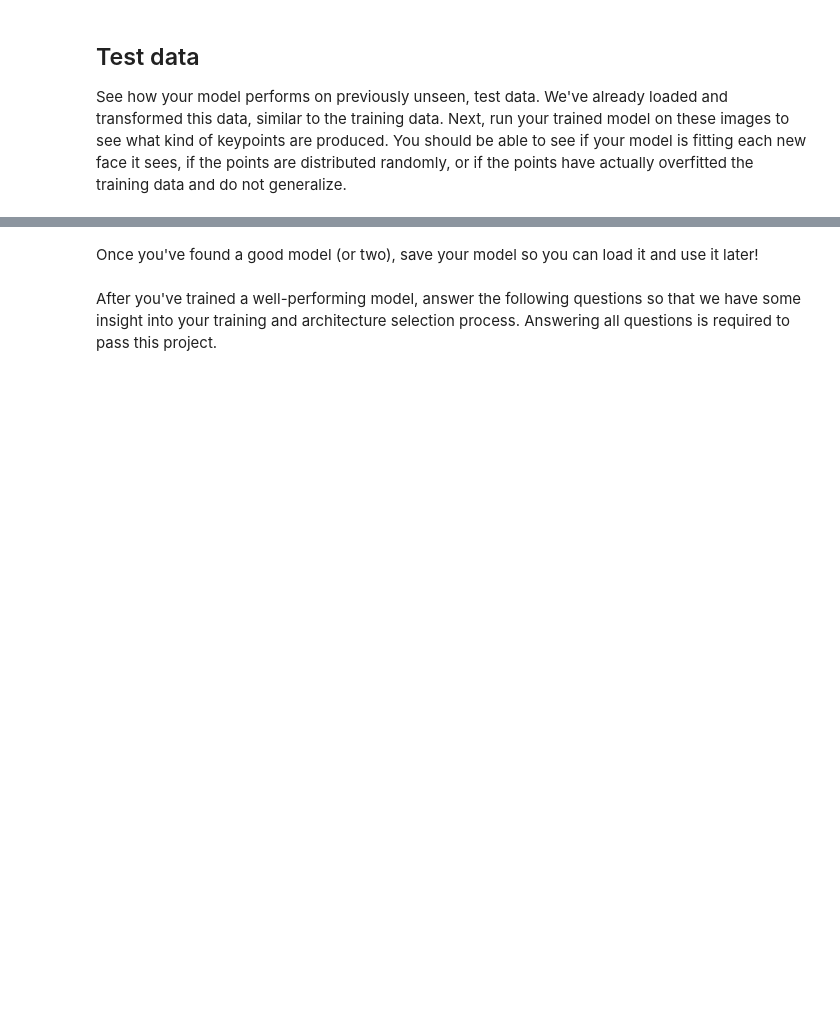
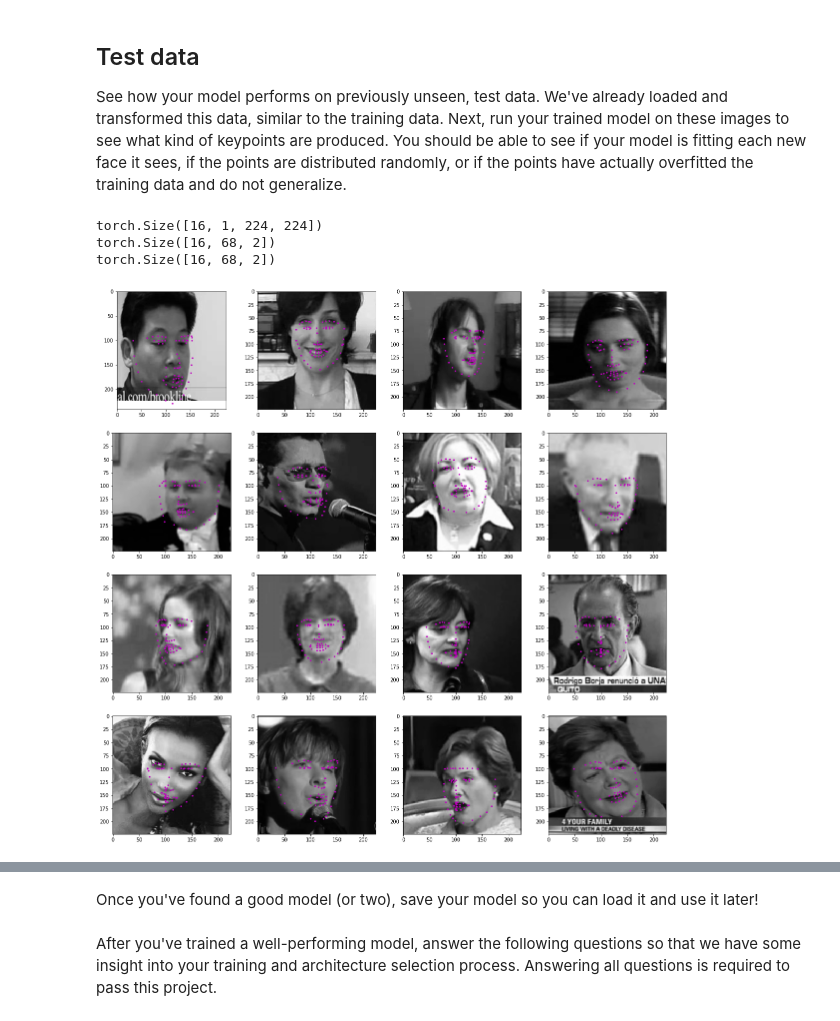
Before and after one commit to lb5160482/cvnd_P1_Facial_Keypoints, a Jupyter notebook: 2. Define the Network Architecture.ipynb, the cells around one changed output, grey strips where cells are left out. Drawn from its saved outputs; the diff is of its cells as text; code cells hidden in the pictures; blank space fills up the shorter version.

```diff
--- a/2. Define the Network Architecture.ipynb
+++ b/2. Define the Network Architecture.ipynb
@@ -465,11 +471,32 @@ Epoch: 19, Batch: 90, Avg. Loss: 0.0020601280629634856
 See how your model performs on previously unseen, test data. We've already loaded and transformed this data, similar to the training data. Next, run your trained model on these images to see what kind of keypoints are produced. You should be able to see if your model is fitting each new face it sees, if the points are distributed randomly, or if the points have actually overfitted the training data and do not generalize.
 # %%
 # get a sample of test data again
+net.eval()
 test_images, test_outputs, gt_pts = net_sample_output()
 
 print(test_images.data.size())
 print(test_outputs.data.size())
 print(gt_pts.size())
+# %% [output]
+torch.Size([16, 1, 224, 224])
+torch.Size([16, 68, 2])
+torch.Size([16, 68, 2])
+# %%
+fig, ax = plt.subplots(4,4,figsize=(20,20))
+# print(ax)
+for i in range(16):
+    img = test_images[i].data.cpu().numpy()
+    img = np.transpose(img,(1,2,0))
+
+    predicted_key_pts = test_outputs[i].data.cpu().numpy()*50.0+100
+    ground_truth_pts = gt_pts[i]
+    ground_truth_pts = ground_truth_pts*50.0+100
+
+    ax[i//4][i%4].imshow(np.squeeze(img),cmap = 'gray')
+    ax[i//4][i%4].scatter(predicted_key_pts[:,0],predicted_key_pts[:,1],s=20,marker='.',c='m')
+#     ax[i//4][i%4].scatter(ground_truth_pts[:,0], ground_truth_pts[:,1],s=20,marker='.',c='g')
+# %% [output]
+[figure, added]
 # %%
 ## TODO: visualize your test output
 # you can use the same function as before, by un-commenting the line below:
```
Also changed, not shown: parts of 16 cells of this notebook.
